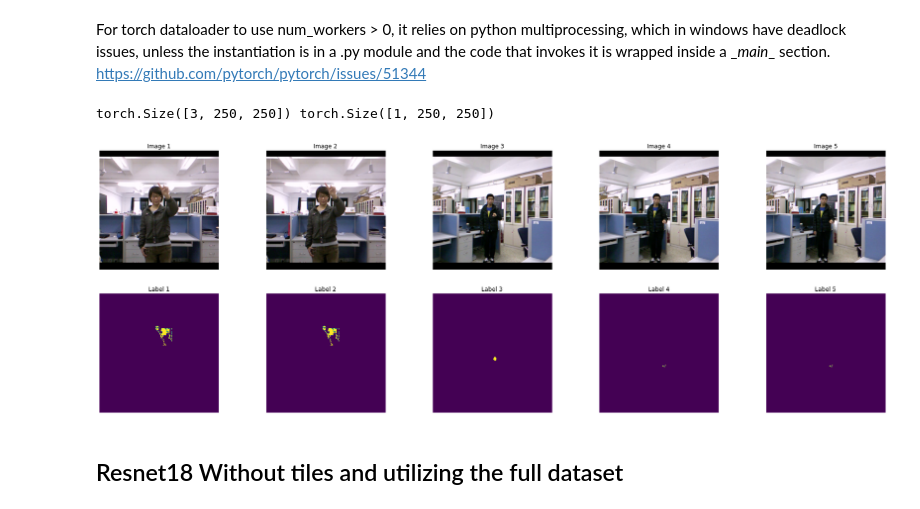
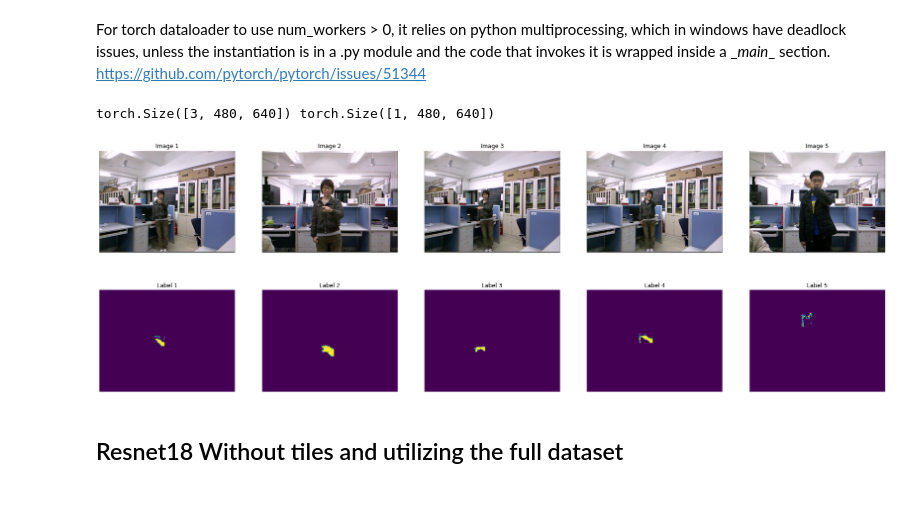
Before and after one commit to WolffRuoff/Fingertip-Finder, a Jupyter notebook: resnet_18_notile_full.ipynb, the cells around one changed output. Cells and saved outputs as stored; diff of their text form; code cells hidden in the pictures.

Commit message:
added option to use dep8 to dataloader

```diff
--- a/resnet_18_notile_full.ipynb
+++ b/resnet_18_notile_full.ipynb
@@ -27,10 +24,10 @@ For torch dataloader to use num_workers > 0, it relies on python multiprocessing
 https://github.com/pytorch/pytorch/issues/51344
 # %%
 if __name__ == '__main__':
-    loader_train, loader_val, loader_test = dataloader.main(batch_size=10, num_workers=5)
+    loader_train, loader_val, loader_test = dataloader.main(batch_size=10, num_workers=4, use_dep8=True)
 # %% [output]
-torch.Size([3, 250, 250]) torch.Size([1, 250, 250])
+torch.Size([3, 480, 640]) torch.Size([1, 480, 640])
-[figure, old version]
+[figure, new version]
 # %%
 # Free cuda memory
 # Reference: https://discuss.pytorch.org/t/how-to-debug-causes-of-gpu-memory-leaks/6741/13
```
Also changed, not shown: parts of 1 cell of this notebook, 1 other file.
